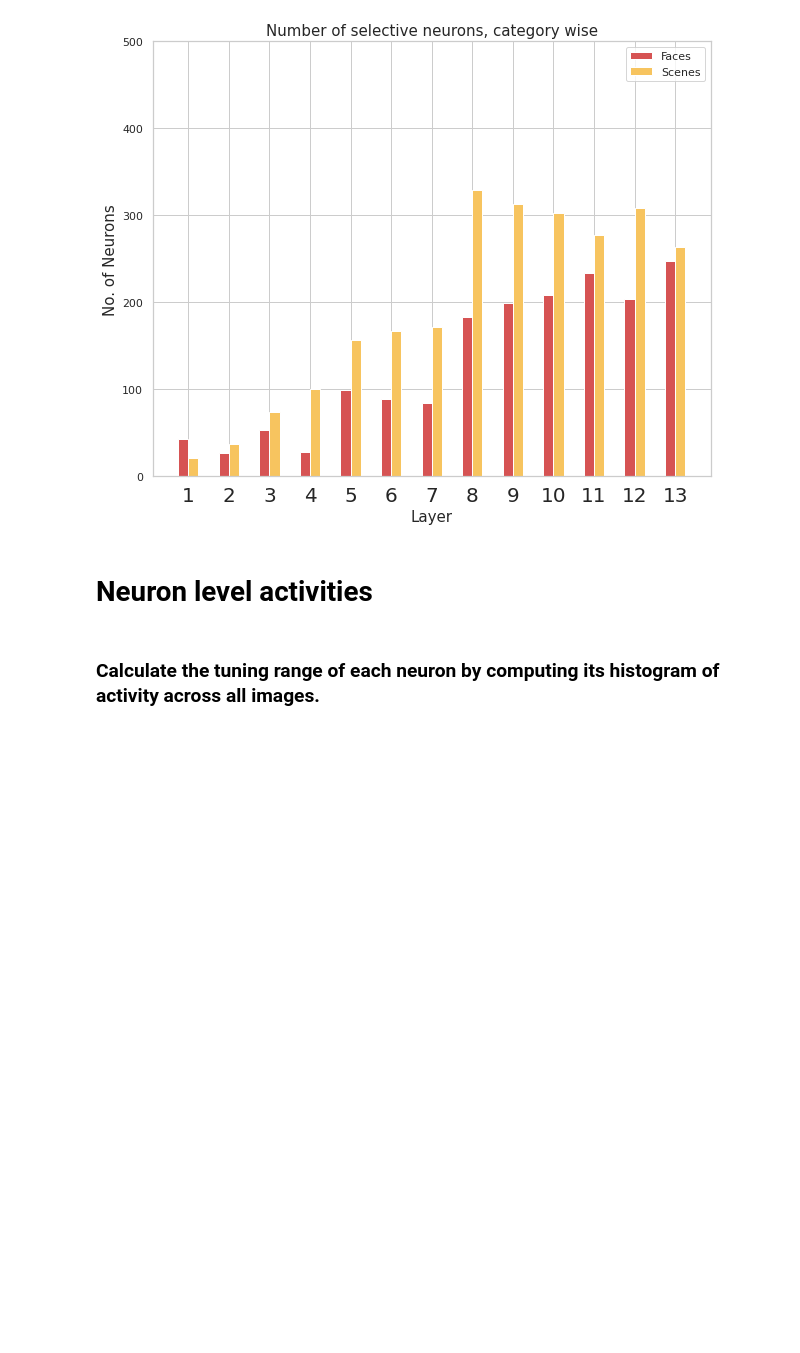
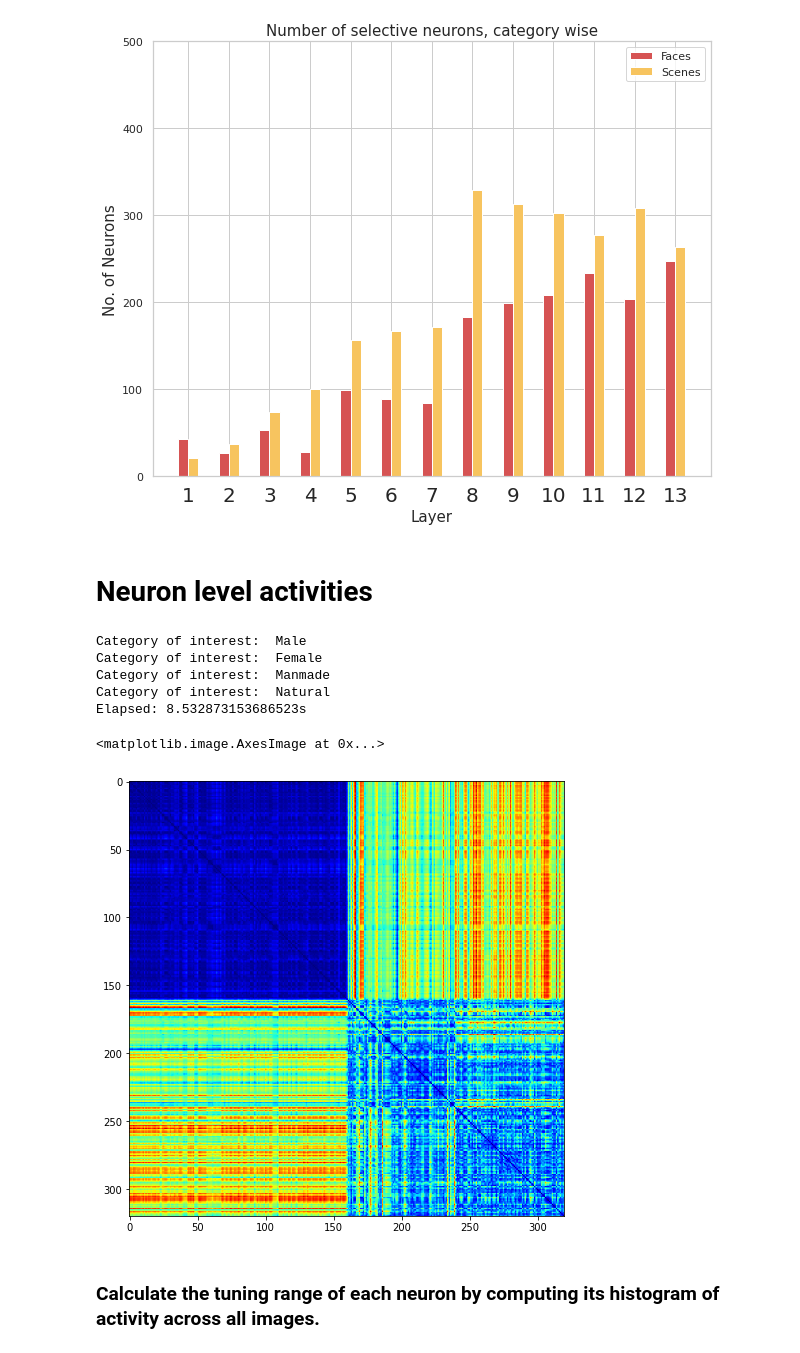
Before and after one commit to soukhind2/vgg16obj, a Jupyter notebook: VGG_Face_4class.ipynb, the cells around one changed output. Saved outputs shown, nothing was run; the diff lists cells and outputs as text; code cells hidden in the pictures; blank space fills up the shorter version.

```diff
--- a/VGG_Face_4class.ipynb
+++ b/VGG_Face_4class.ipynb
@@ -715,3 +697,61 @@ Text(0.5, 1.0, 'Number of selective neurons, category wise')
 [figure]
 # %% [markdown]
 # Neuron level activities
+# %%
+calc_neuron_activ = 1
+ncats = 4
+t_ranges = [[np.empty((64)),
+              np.empty((64)),
+              np.empty((128)),
+              np.empty((128)),
+              np.empty((256)),
+              np.empty((256)),
+              np.empty((256)),
+              np.empty((512)),
+              np.empty((512)),
+              np.empty((512)),
+              np.empty((512)),
+              np.empty((512)),
+              np.empty((512))] for i in range(4*len(reg_train[0]))]
+
+iter = 0
+if calc_neuron_activ:
+  for cat in range(len(categories)):
+
+    print('Category of interest: ', categories[cat])
+    train_it = reg_train[cat]
+
+    layer_names = [layer.name for layer in model.layers if 'conv' in layer.name]
+    layer_outputs = [layer.output for layer in model.layers if layer.name in layer_names]
+    activation_model = Model(inputs=model.input, outputs=layer_outputs)
+
+    start = time.time()
+    for imgs,img_tensor in enumerate(train_it):
+      #if cat == 0 or cat == 1:
+        #img_tensor = rm_white(img_tensor)
+      img_tensor = img_tensor.reshape([1,224,224,3])
+      intermediate_activations = activation_model.predict(img_tensor,verbose = 0)
+      for l in range(len(layer_names)):
+        layer_activation = intermediate_activations[l]
+        #tun_activ[imgs][l] = layer_activation[0]
+        t_ranges[iter][l] = np.mean(layer_activation[0],axis = (0,1))
+      iter +=1
+      del intermediate_activations #important to clear memory
+
+  print(f'Elapsed: {time.time() - start}s')
+# %% [output]
+Category of interest:  Male
+Category of interest:  Female
+Category of interest:  Manmade
+Category of interest:  Natural
+Elapsed: 8.532873153686523s
+# %%
+from scipy.stats import pearsonr
+
+rdm = np.empty((13,320,320))
+
+for l in range(13):
+  for i in range(320):
+    for j in range(320):
+      corr,_ = pearsonr(t_ranges[i][l],t_ranges[j][l])
+      rdm[l][i][j] = 1 - corr
@@ -718,3 +760,10 @@ Text(0.5, 1.0, 'Number of selective neurons, category wise')
+# %%
+plt.figure(figsize = (8,8))
+x = rdm[:][:][1]
+plt.imshow(rdm[8],cmap = 'jet')
+# %% [output]
+<matplotlib.image.AxesImage at 0x...>
+[figure, added]
 # %% [markdown]
 ### Calculate the tuning range of each neuron by computing its histogram of activity across all images.
 # %%
```
Also changed, not shown: parts of 16 cells of this notebook.
